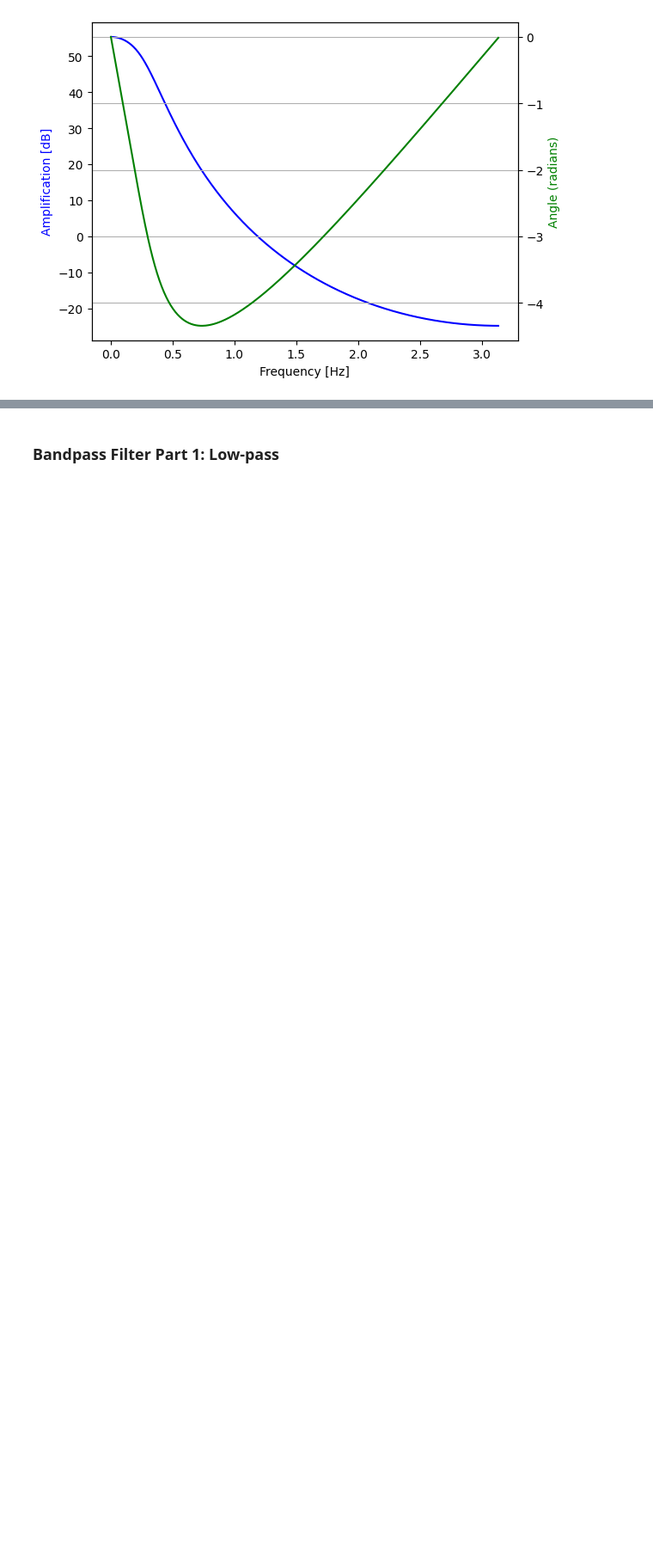
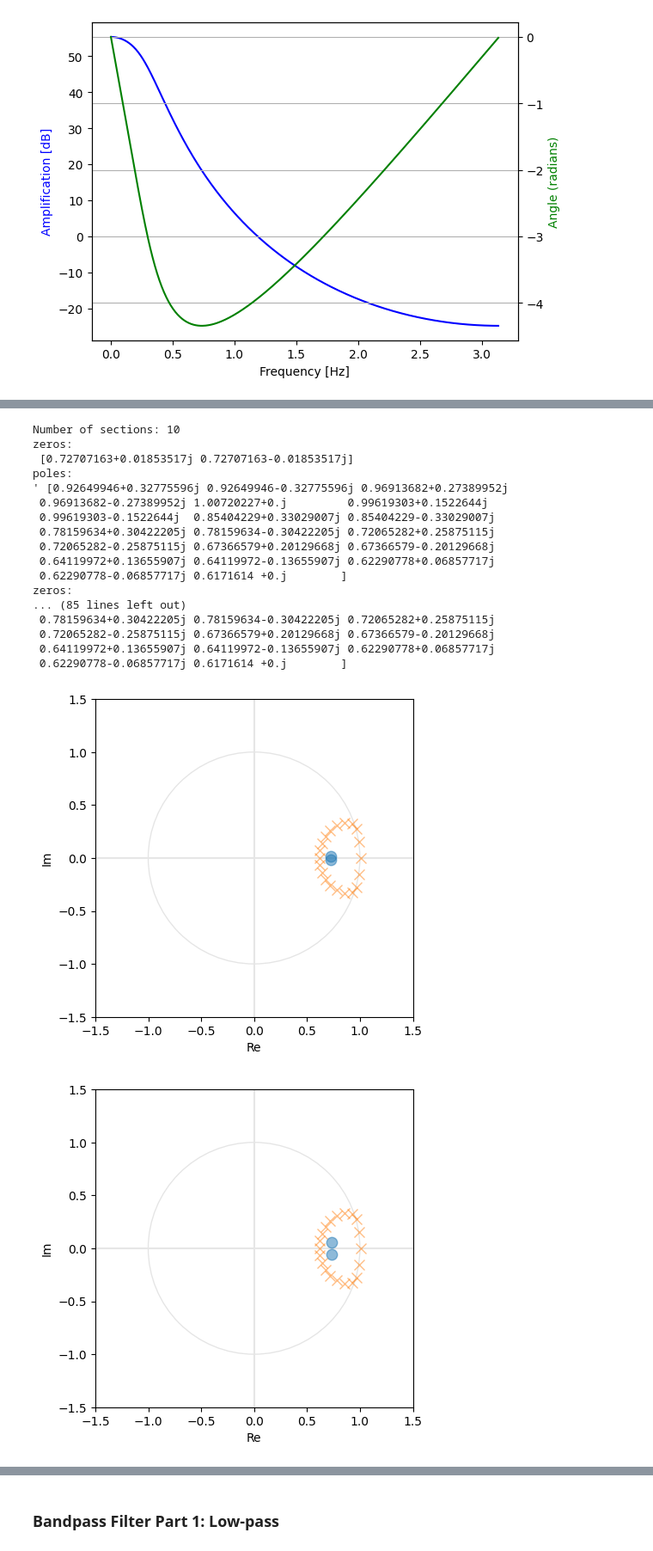
Before and after one commit to lucyvogel/dsss_homework_2, a Jupyter notebook: exercise-09.ipynb, the cells around one changed output, grey strips where cells are left out. Shown at 86% size. Cells and saved outputs as stored; diff of their text form; code cells hidden in the pictures; blank space fills up the shorter version.

```diff
--- a/exercise-09.ipynb
+++ b/exercise-09.ipynb
@@ -274,6 +274,9 @@ poles:
 # Than repeat the analysis above using this N. Name the variable for filter order as 'N'.
 # YOUR CODE HERE
 
-b, a = signal.butter(10, 1/Wn, output='ba')
-b,a
+for n in range(1,100):
+  b, a = signal.butter(n, 1/Wn, output='ba')
+  if np.any(np.abs(np.roots(a)) > 1):
+    print(f"Filter unstable with N={n}")
+    break
 # %% [output]
@@ -294,0 +288,40 @@ raise NotImplementedError()
+# %%
+# Recreate the unstable filter as SOS
+# Note that both, `pole_zero_plot` and the `plot_freq_response` have parameters to deal with sos intput.
+# YOUR CODE HERE
+N=20
+sos = signal.butter(N, 1/Wn, output='sos')
+n_sections = sos.shape[0]
+print(f"Number of sections: {n_sections}")
+
+# Plot the pole zero plot for each section, PLOTS ARE NOT GRADED!!
+for i in range(0,sos.shape[0]):
+  b = sos[i,:3]
+  b = sos[i,3:]
+  pole_zero_plot(b,a)
+
+# Plot the magnitude response of each sos section, PLOTS ARE NOT GRADED!!
+for i in range(0,sos.shape[0]):
+  b = sos[i,:3]
+  b = sos[i,3:]
+  plot_freq_response(b,a)
+# %% [output]
+Number of sections: 10
+zeros:
+ [0.72707163+0.01853517j 0.72707163-0.01853517j]
+poles:
+' [0.92649946+0.32775596j 0.92649946-0.32775596j 0.96913682+0.27389952j
+ 0.96913682-0.27389952j 1.00720227+0.j         0.99619303+0.1522644j
+ 0.99619303-0.1522644j  0.85404229+0.33029007j 0.85404229-0.33029007j
+ 0.78159634+0.30422205j 0.78159634-0.30422205j 0.72065282+0.25875115j
+ 0.72065282-0.25875115j 0.67366579+0.20129668j 0.67366579-0.20129668j
+ 0.64119972+0.13655907j 0.64119972-0.13655907j 0.62290778+0.06857717j
+ 0.62290778-0.06857717j 0.6171614 +0.j        ]
+zeros:
+... (85 lines left out)
+ 0.78159634+0.30422205j 0.78159634-0.30422205j 0.72065282+0.25875115j
+ 0.72065282-0.25875115j 0.67366579+0.20129668j 0.67366579-0.20129668j
+ 0.64119972+0.13655907j 0.64119972-0.13655907j 0.62290778+0.06857717j
+ 0.62290778-0.06857717j 0.6171614 +0.j        ]
+[figure, added]
+[figure, added]
```
Also changed, not shown: parts of 3 cells of this notebook.
